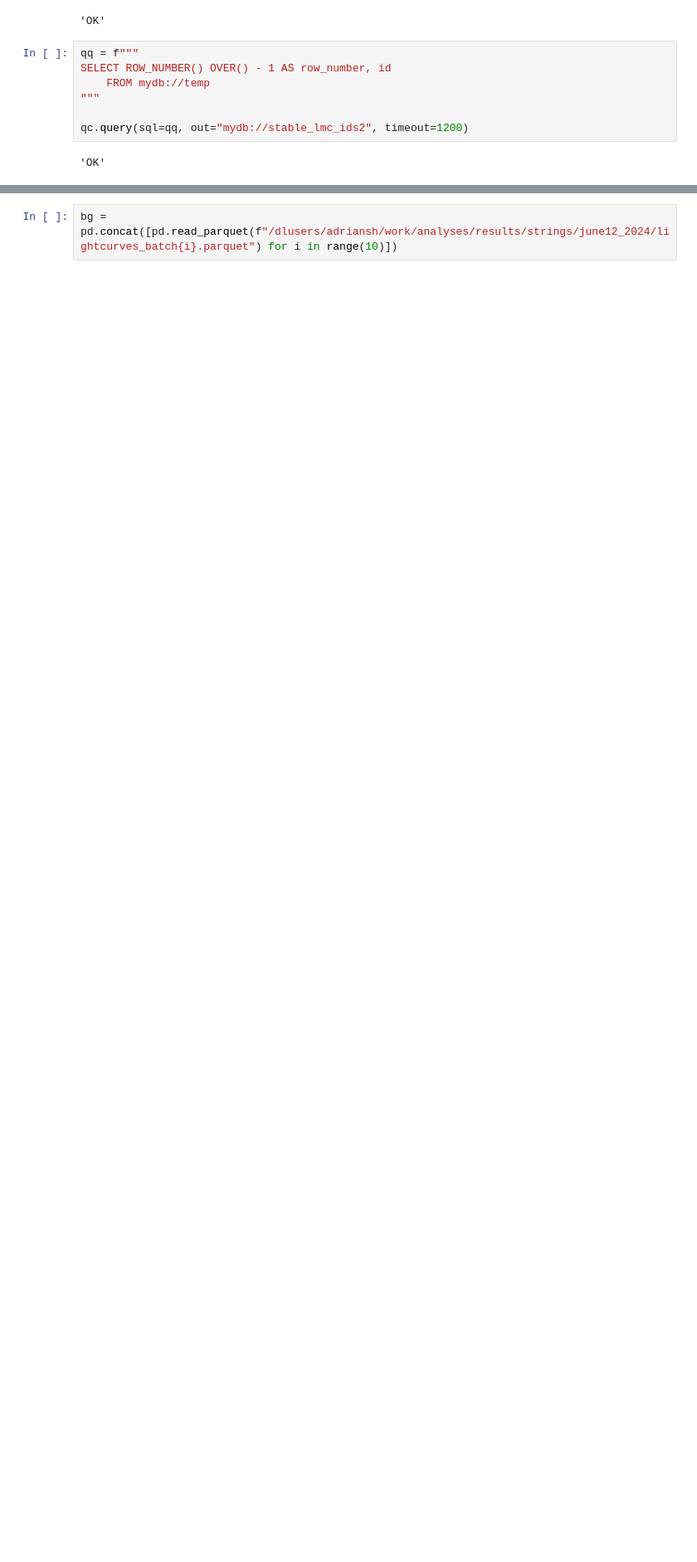
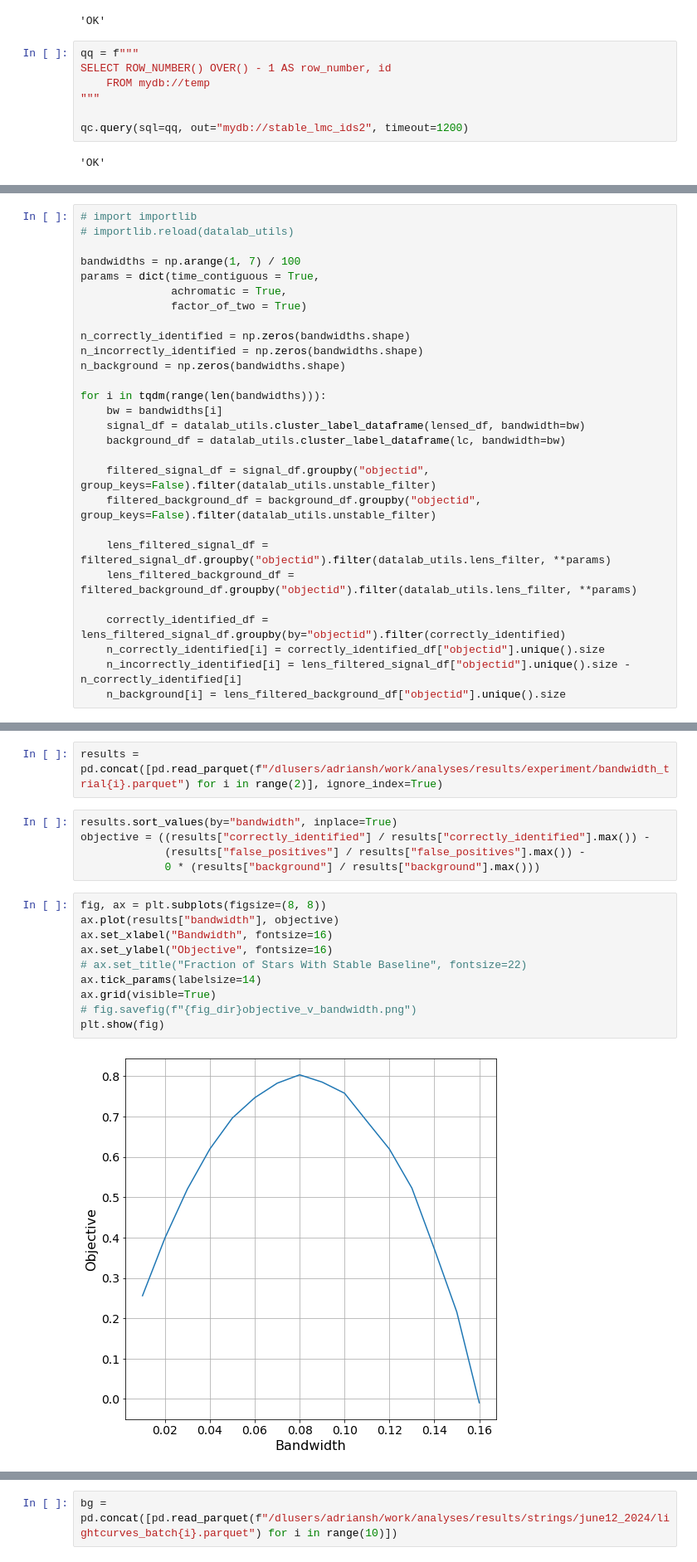
Before and after one commit to adriansh95/StringMicrolensing, a Jupyter notebook: inject_signal_nsc.ipynb, the cells around one changed output, grey strips where cells are left out. Shown at 83% size. Drawn from its saved outputs; the diff is of its cells as text; blank space fills up the shorter version.

Commit message:
tested mean_compare with bandwidth

```diff
--- a/inject_signal_nsc.ipynb
+++ b/inject_signal_nsc.ipynb
@@ -132,0 +156,28 @@ lc.sort_values(by="mjd", inplace=True)
+# %%
+# import importlib
+# importlib.reload(datalab_utils)
+
+bandwidths = np.arange(1, 7) / 100
+params = dict(time_contiguous = True,
+              achromatic = True,
+              factor_of_two = True)
+
+n_correctly_identified = np.zeros(bandwidths.shape)
+n_incorrectly_identified = np.zeros(bandwidths.shape)
+n_background = np.zeros(bandwidths.shape)
+
+for i in tqdm(range(len(bandwidths))):
+    bw = bandwidths[i]
+    signal_df = datalab_utils.cluster_label_dataframe(lensed_df, bandwidth=bw)
+    background_df = datalab_utils.cluster_label_dataframe(lc, bandwidth=bw)
+
+    filtered_signal_df = signal_df.groupby("objectid", group_keys=False).filter(datalab_utils.unstable_filter)
+    filtered_background_df = background_df.groupby("objectid", group_keys=False).filter(datalab_utils.unstable_filter)
+
+    lens_filtered_signal_df = filtered_signal_df.groupby("objectid").filter(datalab_utils.lens_filter, **params)
+    lens_filtered_background_df = filtered_background_df.groupby("objectid").filter(datalab_utils.lens_filter, **params)
+
+    correctly_identified_df = lens_filtered_signal_df.groupby(by="objectid").filter(correctly_identified)
+    n_correctly_identified[i] = correctly_identified_df["objectid"].unique().size
+    n_incorrectly_identified[i] = lens_filtered_signal_df["objectid"].unique().size - n_correctly_identified[i]
+    n_background[i] = lens_filtered_background_df["objectid"].unique().size
@@ -132,0 +189,19 @@ lc.sort_values(by="mjd", inplace=True)
+# %%
+results = pd.concat([pd.read_parquet(f"/dlusers/adriansh/work/analyses/results/experiment/bandwidth_trial{i}.parquet") for i in range(2)], ignore_index=True)
+# %%
+results.sort_values(by="bandwidth", inplace=True)
+objective = ((results["correctly_identified"] / results["correctly_identified"].max()) -
+             (results["false_positives"] / results["false_positives"].max()) -
+             0 * (results["background"] / results["background"].max()))
+# %%
+fig, ax = plt.subplots(figsize=(8, 8))
+ax.plot(results["bandwidth"], objective)
+ax.set_xlabel("Bandwidth", fontsize=16)
+ax.set_ylabel("Objective", fontsize=16)
+# ax.set_title("Fraction of Stars With Stable Baseline", fontsize=22)
+ax.tick_params(labelsize=14)
+ax.grid(visible=True)
+# fig.savefig(f"{fig_dir}objective_v_bandwidth.png")
+plt.show(fig)
+# %% [output]
+[figure, added]
```
Also changed, not shown: parts of 8 cells of this notebook, 2 other files.
